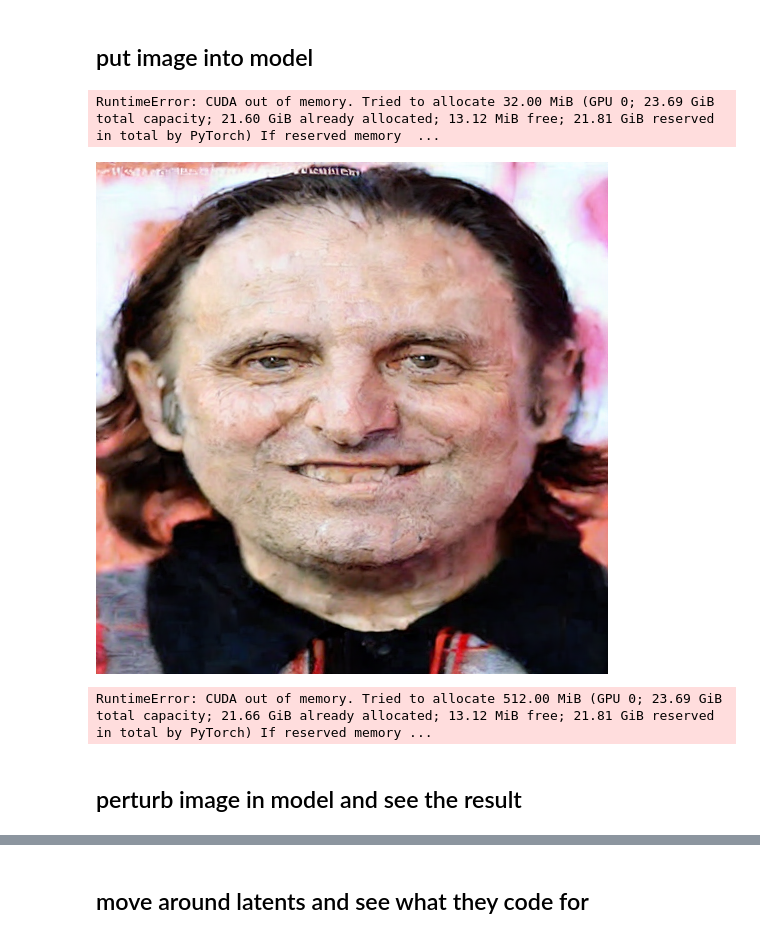
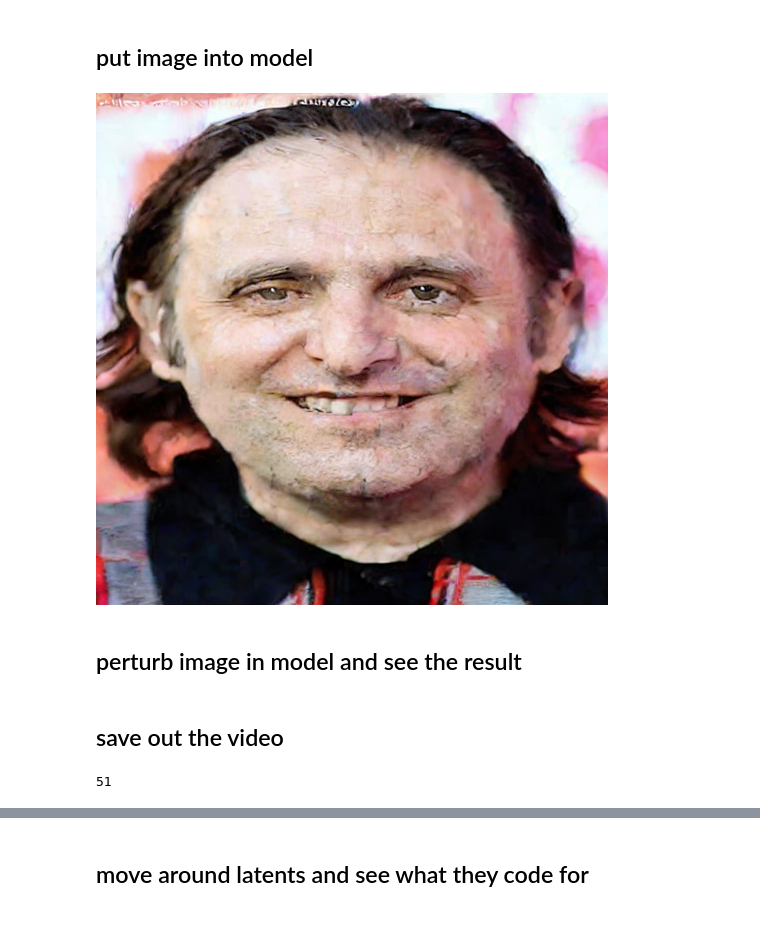
Before and after one commit to GccX11/sd-utils, a Jupyter notebook: utils_test.ipynb, the cells around one changed output, grey strips where cells are left out. Saved outputs shown, nothing was run; the diff lists cells and outputs as text; code cells hidden in the pictures.

```diff
--- a/utils_test.ipynb
+++ b/utils_test.ipynb
@@ -47,18 +45,17 @@ redo()
 I = Image.open('imgs/gregg2.jpeg')
 I = I.resize((512, 512)) # resize to 512x512
 x = np.asarray(I)
-z = utils.encode(x)
-xp1 = utils.im("dog face", prior=z, start=10)
-xp2 = utils.decode(z)
+z = u.encode(x)
+#xp1 = u.im("dog face", prior=z, start=10)
+#xp2 = u.decode(z)
-# %% [output]
-RuntimeError: CUDA out of memory. Tried to allocate 32.00 MiB (GPU 0; 23.69 GiB total capacity; 21.60 GiB already allocated; 13.12 MiB free; 21.81 GiB reserved in total by PyTorch) If reserved memory  ...
 # %%
-utils.decode(utils.perturb(z, 0.2))[0]
+u.decode(u.perturb(z, 0.2))[0]
 # %% [output]
-[figure, old version]
+[figure, new version]
 # %%
-xp3 = utils.im("face of a man screaming in fear", start=10, prior=z)[0]
+#xp3 = u.im("face of a man screaming in fear", start=20, prior=z)[0]
+#xp3
-# %% [output]
-RuntimeError: CUDA out of memory. Tried to allocate 512.00 MiB (GPU 0; 23.69 GiB total capacity; 21.66 GiB already allocated; 13.12 MiB free; 21.81 GiB reserved in total by PyTorch) If reserved memory ...
 # %% [markdown]
 ## perturb image in model and see the result
+# %% [markdown]
+## save out the video
@@ -64,0 +65,4 @@ RuntimeError: CUDA out of memory. Tried to allocate 512.00 MiB (GPU 0; 23.69 GiB
+# %%
+len(ims)
+# %% [output]
+51
```
Also changed, not shown: parts of 7 cells of this notebook, 1 other file.
